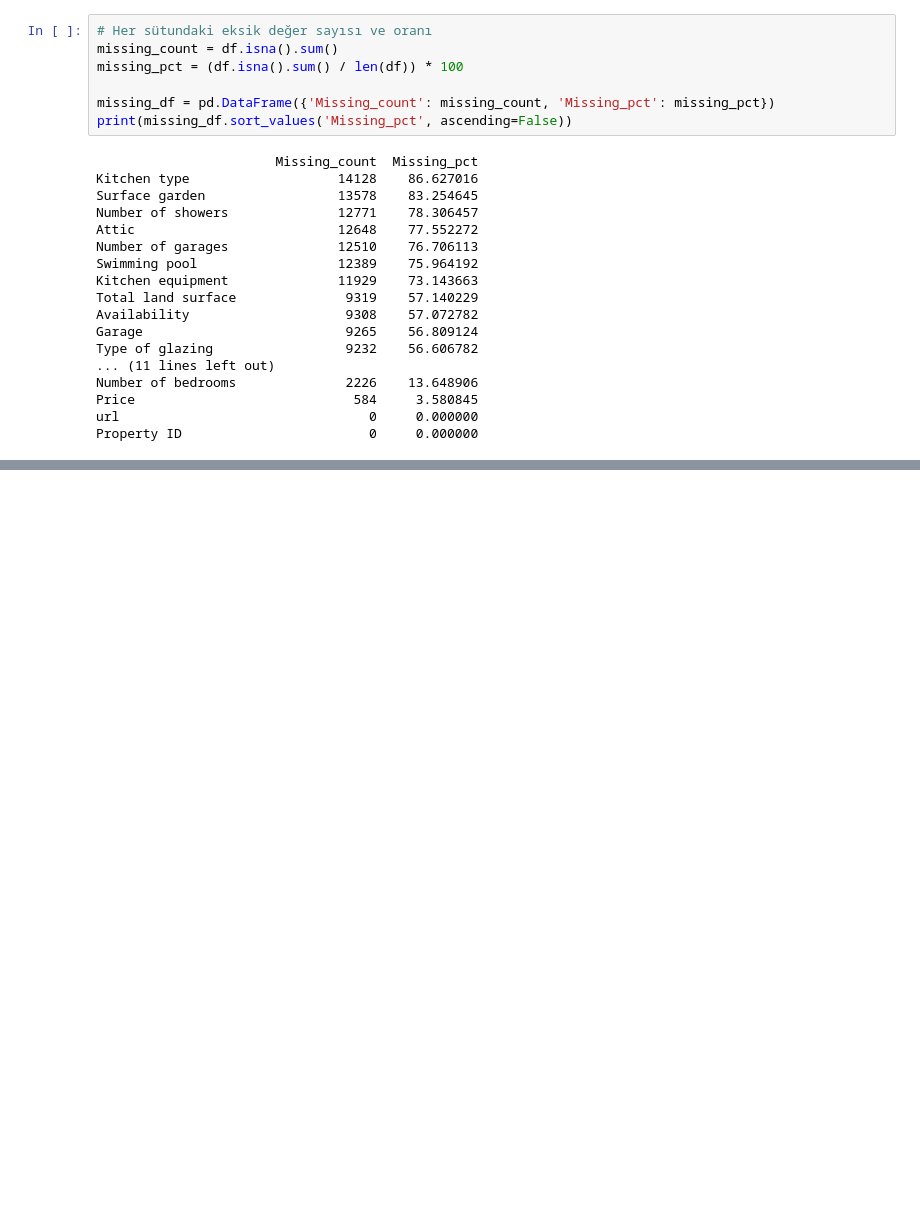
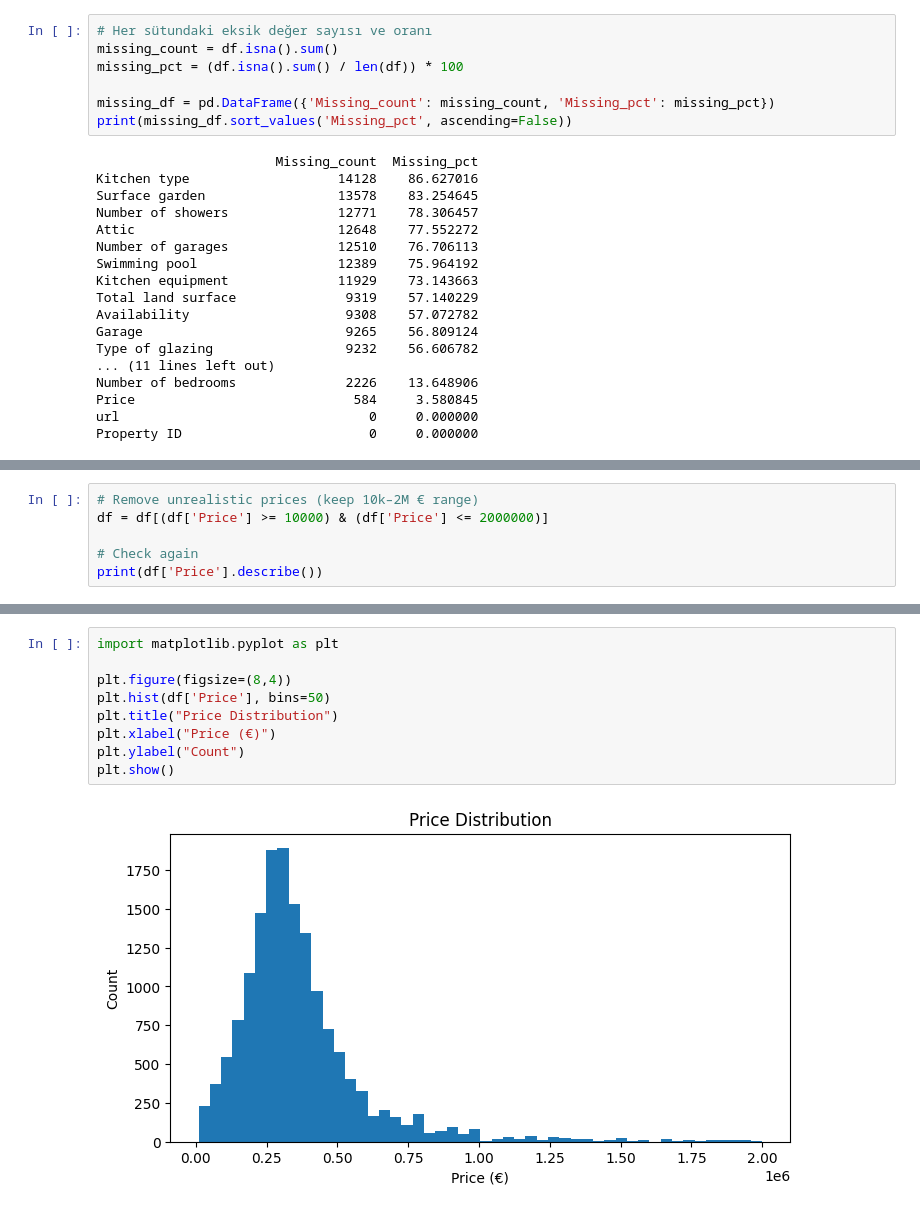
Before and after one commit to briguszmigusz/immo-eliza-data-analysis, a Jupyter notebook: analysis/esra/dev_esra_notebook.ipynb, the cells around one changed output, grey strips where cells are left out. Drawn from its saved outputs; the diff is of its cells as text; blank space fills up the shorter version.

```diff
--- a/analysis/esra/dev_esra_notebook.ipynb
+++ b/analysis/esra/dev_esra_notebook.ipynb
@@ -192,0 +391,6 @@ df.to_csv(r"C:\Users\esram\OneDrive\Desktop\esrabecode\immo-eliza-data analysis\
+# %%
+# Remove unrealistic prices (keep 10k–2M € range)
+df = df[(df['Price'] >= 10000) & (df['Price'] <= 2000000)]
+
+# Check again
+print(df['Price'].describe())
@@ -192,0 +421,11 @@ df.to_csv(r"C:\Users\esram\OneDrive\Desktop\esrabecode\immo-eliza-data analysis\
+# %%
+import matplotlib.pyplot as plt
+
+plt.figure(figsize=(8,4))
+plt.hist(df['Price'], bins=50)
+plt.title("Price Distribution")
+plt.xlabel("Price (€)")
+plt.ylabel("Count")
+plt.show()
+# %% [output]
+[figure, added]
```
Also changed, not shown: parts of 30 cells of this notebook, 2 other files.
